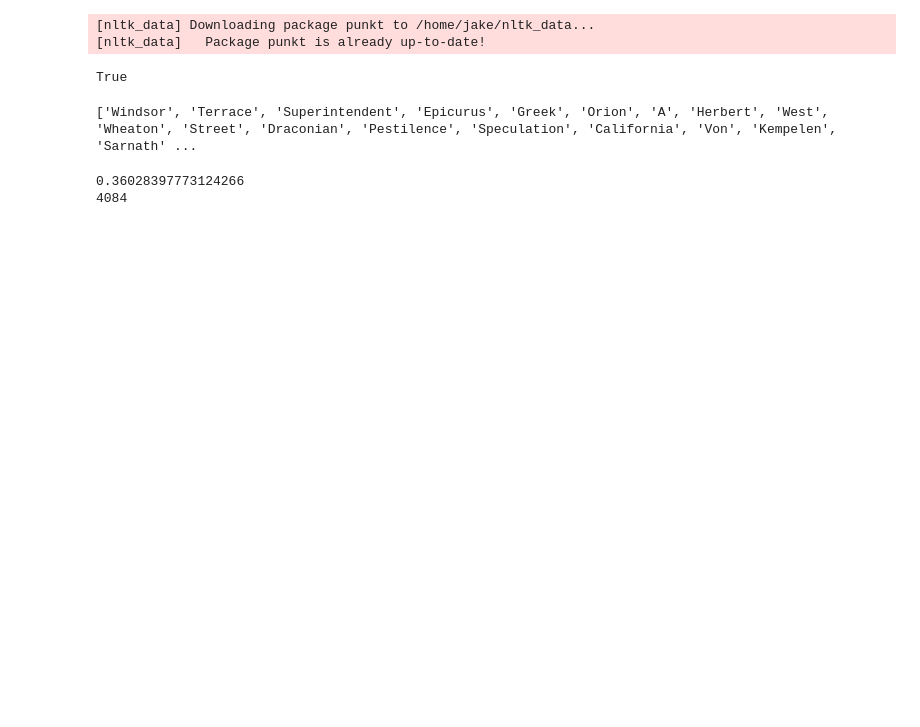
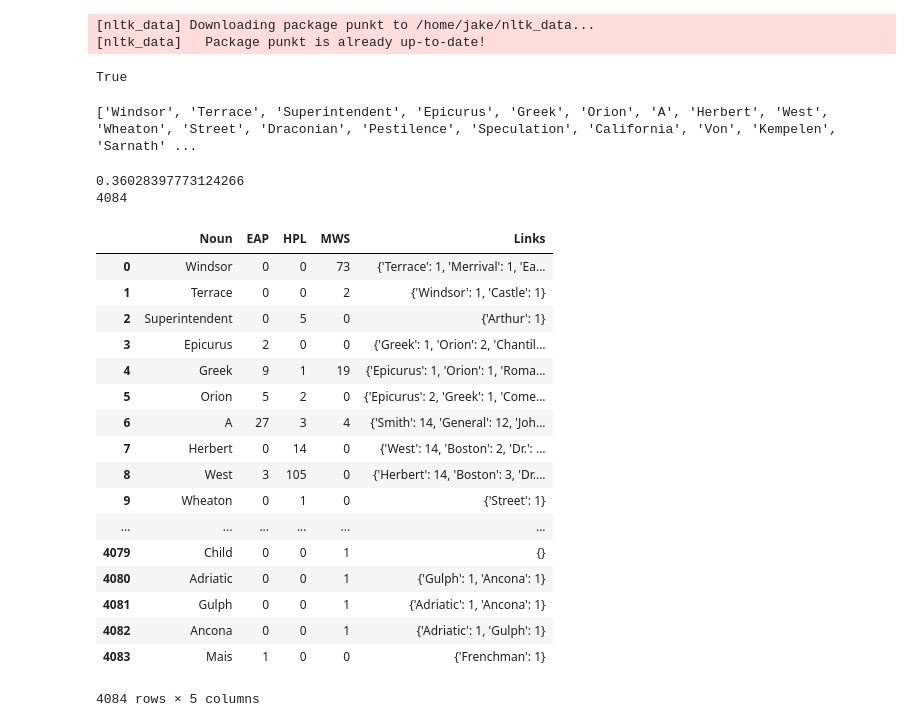
Before and after one commit to southampton-werk/SpookyAuthor, a Jupyter notebook: Noun Heat.ipynb, the cells around one changed output. Drawn from its saved outputs; the diff is of its cells as text; code cells hidden in the pictures; blank space fills up the shorter version.

```diff
--- a/Noun Heat.ipynb
+++ b/Noun Heat.ipynb
@@ -104,4 +104,23 @@ for z in range(len(proper_noun_list)):
 # %%
 df = pd.DataFrame(zip(proper_noun_list,eap_count,hpl_count,mws_count,links), columns = ['Noun', 'EAP', 'HPL', "MWS", "Links"])
 # %%
-df
+df.loc['no']
+# %% [output]
+|  | Noun | EAP | HPL | MWS | Links |
+| 0 | Windsor | 0 | 0 | 73 | {'Terrace': 1, 'Merrival': 1, 'Ea... |
+| 1 | Terrace | 0 | 0 | 2 | {'Windsor': 1, 'Castle': 1} |
+| 2 | Superintendent | 0 | 5 | 0 | {'Arthur': 1} |
+| 3 | Epicurus | 2 | 0 | 0 | {'Greek': 1, 'Orion': 2, 'Chantil... |
+| 4 | Greek | 9 | 1 | 19 | {'Epicurus': 1, 'Orion': 1, 'Roma... |
+| 5 | Orion | 5 | 2 | 0 | {'Epicurus': 2, 'Greek': 1, 'Come... |
+| 6 | A | 27 | 3 | 4 | {'Smith': 14, 'General': 12, 'Joh... |
+| 7 | Herbert | 0 | 14 | 0 | {'West': 14, 'Boston': 2, 'Dr.': ... |
+| 8 | West | 3 | 105 | 0 | {'Herbert': 14, 'Boston': 3, 'Dr.... |
+| 9 | Wheaton | 0 | 1 | 0 | {'Street': 1} |
+| ... | ... | ... | ... | ... | ... |
+| 4079 | Child | 0 | 0 | 1 | {} |
+| 4080 | Adriatic | 0 | 0 | 1 | {'Gulph': 1, 'Ancona': 1} |
+| 4081 | Gulph | 0 | 0 | 1 | {'Adriatic': 1, 'Ancona': 1} |
+| 4082 | Ancona | 0 | 0 | 1 | {'Adriatic': 1, 'Gulph': 1} |
+| 4083 | Mais | 1 | 0 | 0 | {'Frenchman': 1} |
+4084 rows × 5 columns
```
Also changed, not shown: 1 other file.
